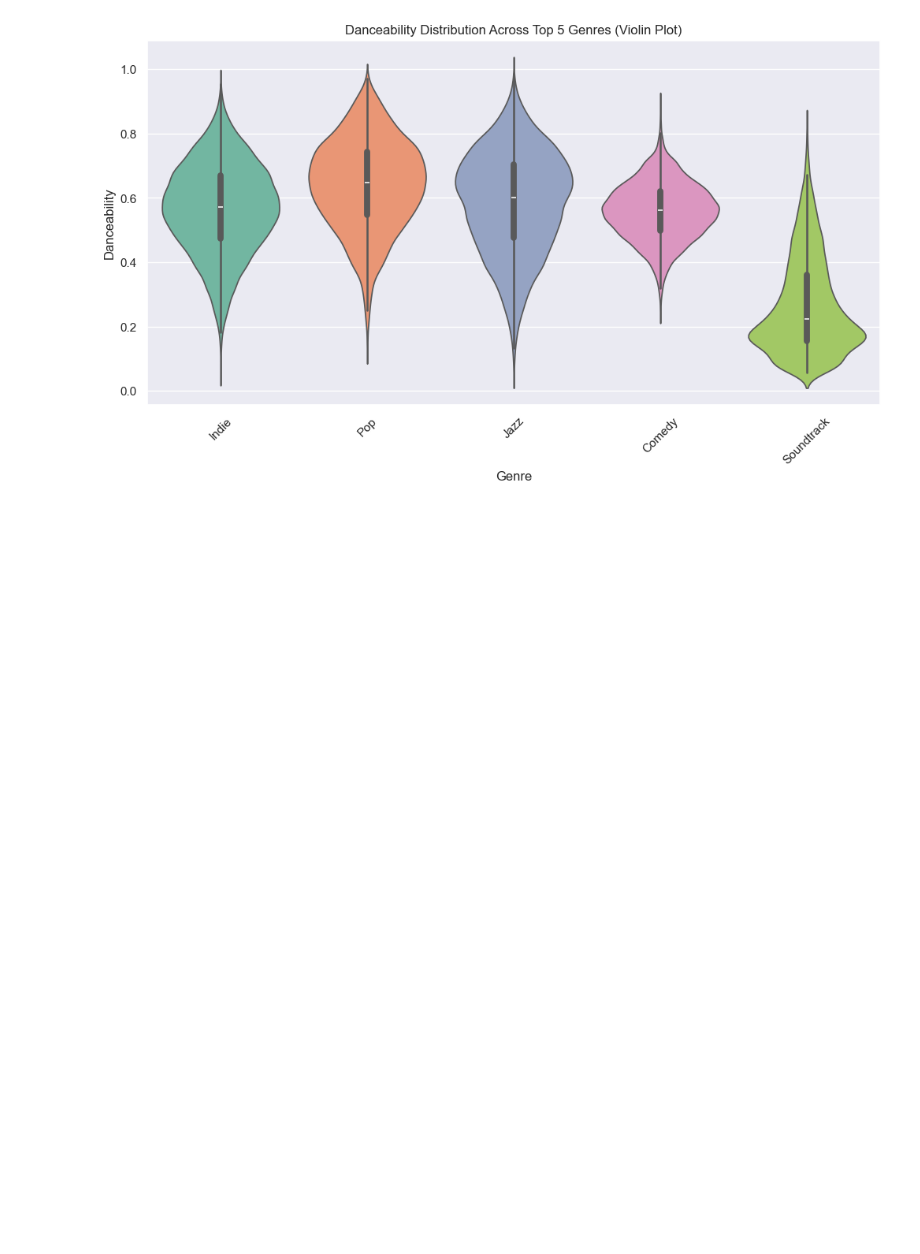
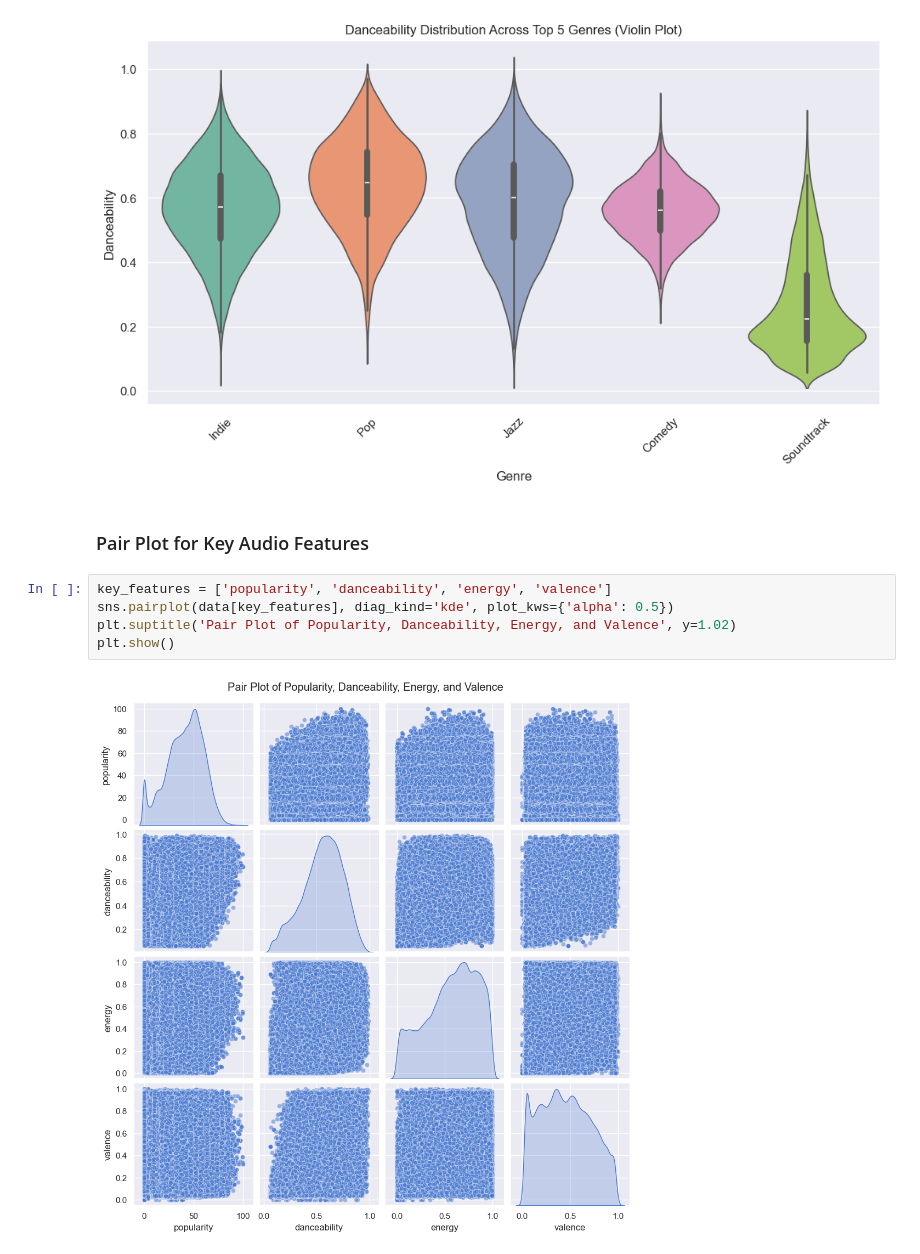
Before and after one commit to aghabidareh/SpotifyAnalyzer, a Jupyter notebook: main.ipynb, the cells around one changed output. Drawn from its saved outputs; the diff is of its cells as text; blank space fills up the shorter version.

Commit message:
plot-and-pair-plot

```diff
--- a/main.ipynb
+++ b/main.ipynb
@@ -422,3 +422,12 @@ Passing `palette` without assigning `hue` is deprecated and will be removed in v
 
   sns.violinplot(x='genre', y='danceability', data=filtered_data, palette='Set2')
 [figure]
+# %% [markdown]
+### Pair Plot for Key Audio Features
+# %%
+key_features = ['popularity', 'danceability', 'energy', 'valence']
+sns.pairplot(data[key_features], diag_kind='kde', plot_kws={'alpha': 0.5})
+plt.suptitle('Pair Plot of Popularity, Danceability, Energy, and Valence', y=1.02)
+plt.show()
+# %% [output]
+[figure, added]
```
